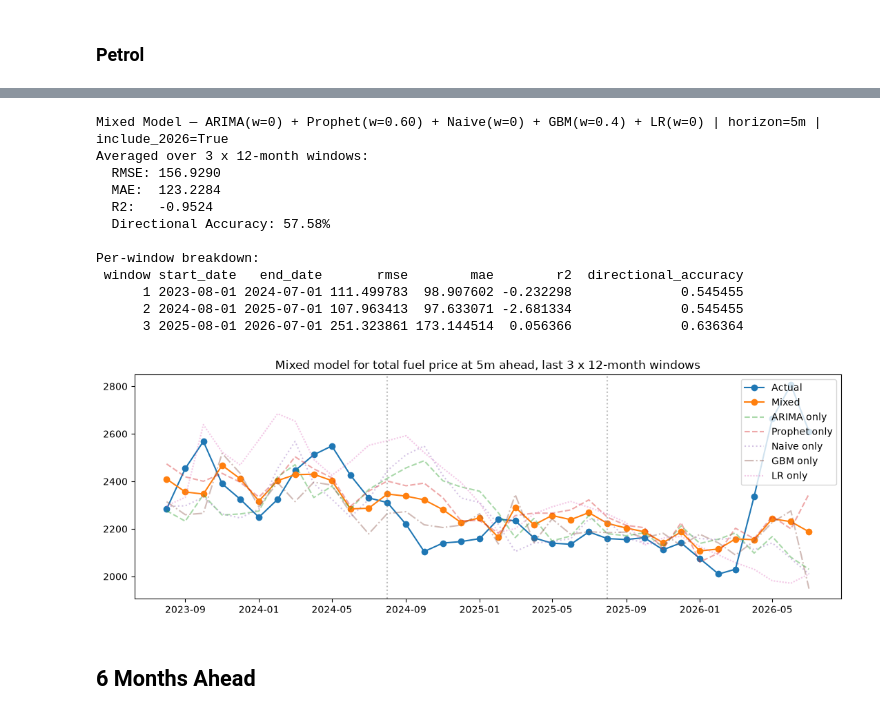
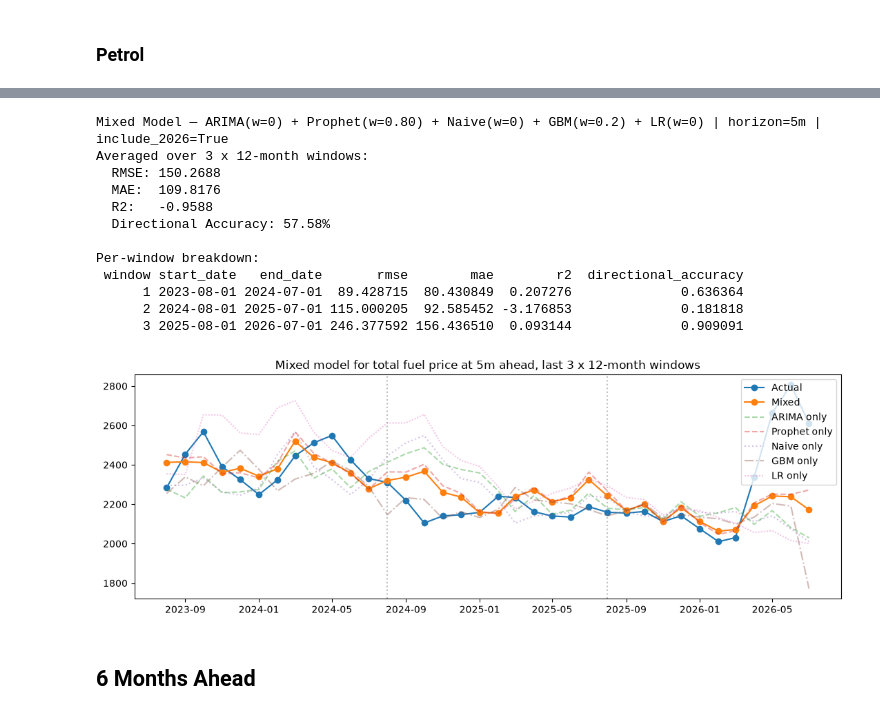
Before and after one commit to Trist4/fools-optimum, a Jupyter notebook: notebooks/mixed_model.ipynb, the cells around one changed output, grey strips where cells are left out. Drawn from its saved outputs; the diff is of its cells as text; code cells hidden in the pictures.

```diff
--- a/notebooks/mixed_model.ipynb
+++ b/notebooks/mixed_model.ipynb
@@ -14,8 +16,6 @@ from sklearn.linear_model import LinearRegression
 # %%
 petrol_df = DBD_1.load_petrol()
-petrol_df["Total_Production_Lag1"] = petrol_df["Total_Production"].shift(1)
 deisel_df = DBD_1.load_diesel()
-deisel_df["Total_Production_Lag1"] = deisel_df["Total_Production"].shift(1)
 
 FORECAST_HORIZON = 1
 TRAIN_RATIO = 0.8
@@ -407,14 +407,14 @@ def run_mixed_model(df, feature_cols, lr_feature_cols, target_col="Total_Fuel_Pr
 # %% [markdown]
 All selected features per horizon (Petrol):
 # %%
-features_1M_lr = ['USDZAR_LastWeekMean', 'Brent_LastWeekMean', 'BFP', 'Total_Production_Lag1']
+features_1M_lr = ['USDZAR_LastWeekMean', 'Brent_LastWeekMean', 'BFP', 'Total_Production_x']
 # %%
-features_1M_petrol = ['BFP', 'BFP_Delta_Lag2', 'GECON', 'Brent_LastWeekMean', 'Brent_MonthMean_Lag1', 'Brent_LastWeekStd_Lag2', 'USDZAR_LastWeekMean', 'Brent_MonthMean', 'Brent_LastWeekMean_Lag2', 'GPR_Lag2']
-features_2M_petrol = ['BFP', 'BFP_Delta_Lag1', 'GSCPI_Lag12', 'GPR_Lag6', 'GECON', 'GECON_Lag3', 'GPR', 'BFP_Delta_Lag4']
-features_3M_petrol = ['BFP', 'GSCPI_Lag12', 'BFP_Delta_Lag1', 'GPR_Lag6', 'GECON', 'INDPRO', 'BFP_Lag2', 'Brent_LastWeekStd', 'BFP_Lag6', 'BFP_Delta_Lag3']
-features_4M_petrol = ['GSCPI_Lag12', 'BFP_Lag1', 'GPR_Lag6', 'BFP_Delta_Lag2', 'GECON', 'USDZAR_Std', 'Brent_LastWeekStd_Lag3', 'GECON_Lag1', 'Brent_MonthStd', 'USDZAR_Delta_Lag2']
-features_5M_petrol = ['GSCPI_Lag12', 'BFP', 'GPR_Lag3', 'BFP_Delta_Lag1', 'Brent_LastWeekStd_Lag3', 'Total_Production_Lag1']
-features_6M_petrol = ['GSCPI_Lag12', 'BFP', 'GPR_Lag3', 'BFP_Delta_Lag5', 'Brent_LastWeekStd_Lag2', 'GPR_Lag2', 'BFP_Delta_Lag4']
+features_1M_petrol = ['BFP', 'BFP_Delta_Lag2', 'INDPRO', 'GPR_Lag6', 'GSCPI_Lag12', 'GPR_Lag3', 'Total_Production_Delta_Lag3', 'Total_Production_x', 'USDZAR_Delta_Lag1', 'GECON']
+features_2M_petrol = ['BFP', 'GSCPI_Lag12', 'GPR_Lag3', 'BFP_Delta_Lag1', 'GPR_Lag6', 'BFP_Delta_Lag2', 'GECON_Lag3', 'BFP_Delta_Lag4', 'Total_Production_Delta_Lag2']
+features_3M_petrol = ['BFP', 'GSCPI_Lag12', 'GPR_Lag3', 'BFP_Lag3', 'GPR_Lag6', 'BFP_Delta_Lag4']
+features_4M_petrol = ['GSCPI_Lag12', 'BFP', 'GPR_Lag3', 'Brent_LastWeekStd_Lag2', 'BFP_Delta_Lag1', 'GPR_Lag2', 'BFP_Lag2']
+features_5M_petrol = ['GSCPI_Lag12', 'BFP', 'GPR_Lag3', 'Brent_MonthStd', 'Total_Production_x', 'INDPRO', 'GPR_Lag2', 'USDZAR_Std']
+features_6M_petrol = ['GSCPI_Lag12', 'BFP', 'GPR_Lag2', 'Brent_MonthStd', 'INDPRO_Lag3', 'Total_Production_x', 'GPR_Lag3', 'GPR_Lag1', 'BFP_Delta_Lag4']
 # %% [markdown]
 All selected features per horizon (Diesel):
 # %%
@@ -752,5 +769,5 @@ Per-window breakdown:
 # %% [markdown]
 ### Petrol
 # %%
-results = run_mixed_model(petrol_df, features_5M_petrol, features_1M_lr, FORECAST_HORIZON=5, ARIMA_WEIGHT=0, NAIVE_WEIGHT=0, GBM_WEIGHT=0.4, LR_WEIGHT=0)
+results = run_mixed_model(petrol_df, features_5M_petrol, features_1M_lr, FORECAST_HORIZON=5, ARIMA_WEIGHT=0, NAIVE_WEIGHT=0, GBM_WEIGHT=0.2, LR_WEIGHT=0)
 # %% [output]
@@ -774,16 +791,16 @@ results = run_mixed_model(petrol_df, features_5M_petrol, features_1M_lr, FORECAS
-Mixed Model — ARIMA(w=0) + Prophet(w=0.60) + Naive(w=0) + GBM(w=0.4) + LR(w=0) | horizon=5m | include_2026=True
+Mixed Model — ARIMA(w=0) + Prophet(w=0.80) + Naive(w=0) + GBM(w=0.2) + LR(w=0) | horizon=5m | include_2026=True
 Averaged over 3 x 12-month windows:
-  RMSE: 156.9290
-  MAE:  123.2284
-  R2:   -0.9524
+  RMSE: 150.2688
+  MAE:  109.8176
+  R2:   -0.9588
   Directional Accuracy: 57.58%
 
 Per-window breakdown:
  window start_date   end_date       rmse        mae        r2  directional_accuracy
-      1 2023-08-01 2024-07-01 111.499783  98.907602 -0.232298              0.545455
-      2 2024-08-01 2025-07-01 107.963413  97.633071 -2.681334              0.545455
-      3 2025-08-01 2026-07-01 251.323861 173.144514  0.056366              0.636364
+      1 2023-08-01 2024-07-01  89.428715  80.430849  0.207276              0.636364
+      2 2024-08-01 2025-07-01 115.000205  92.585452 -3.176853              0.181818
+      3 2025-08-01 2026-07-01 246.377592 156.436510  0.093144              0.909091
-[figure, old version]
+[figure, new version]
 # %% [markdown]
 ## 6 Months Ahead
 # %% [markdown]
```
Also changed, not shown: parts of 16 cells of this notebook, 2 other files.
